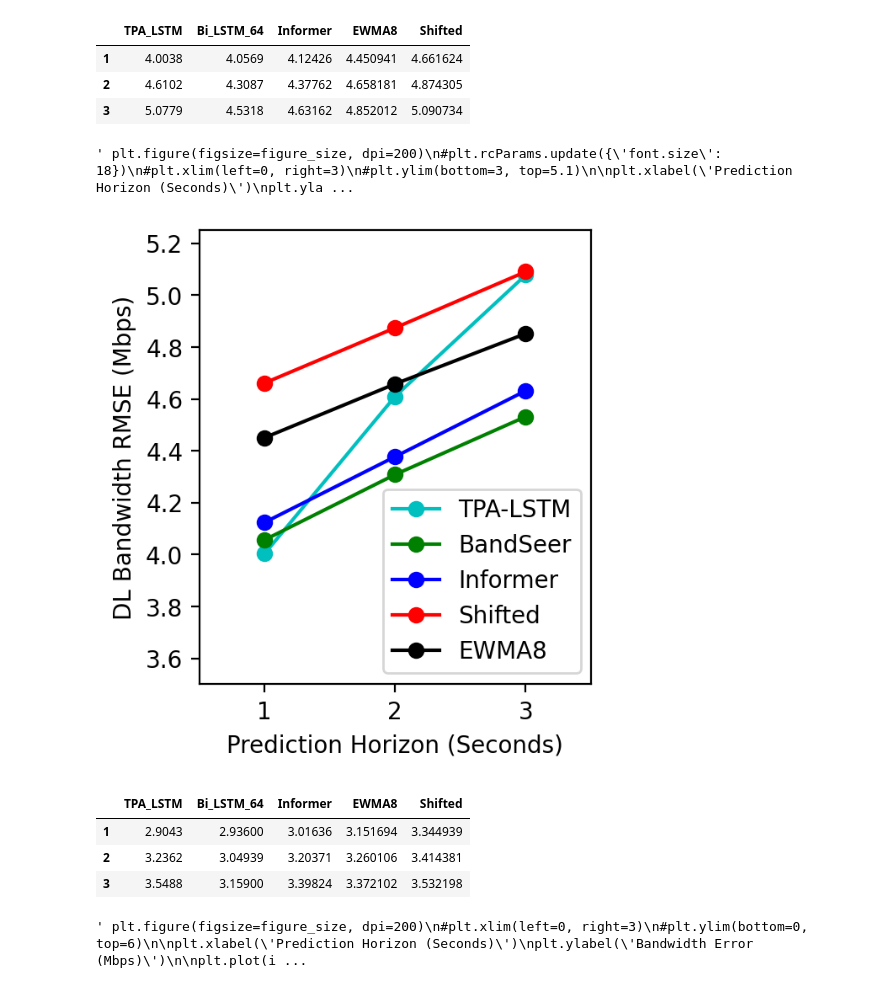
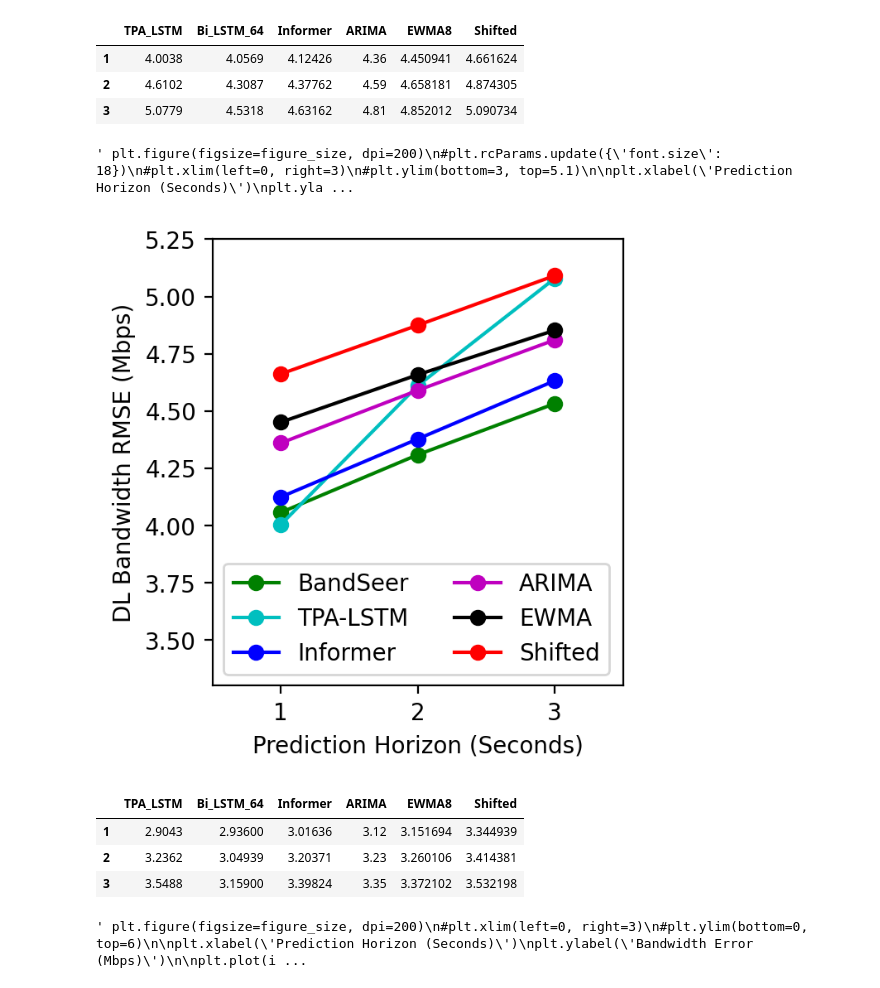
Before and after one commit to birkandenizer/Informer2020, a Jupyter notebook: create-plots.ipynb, the cells around one changed output. Saved outputs shown, nothing was run; the diff lists cells and outputs as text; code cells hidden in the pictures.

```diff
--- a/create-plots.ipynb
+++ b/create-plots.ipynb
@@ -1,16 +1,22 @@
 # %%
 import numpy as np
 import pandas as pd
+import matplotlib
 import matplotlib.pyplot as plt
+
+plt.rcParams['pdf.fonttype'] = 42
+plt.rcParams['ps.fonttype'] = 42
 # %%
-figure_size = (3, 3.5)
+figure_size = (3.2, 3.5)
 paper_title = 'BandSeer'
 # %%
 # NYU-METS-M15-Standard
 TPA_LSTM_rmse = [4.0038, 4.6102, 5.0779]
 Bi_LSTM_64_rmse = [4.0569, 4.3087, 4.5318]
+#Bi_LSTM_64_rmse_04_17 = [4.076351643, 4.302695274, 4.507754326]
 Bi_LSTM_64_std = [4.05, 4.297, 4.525]
 Informer_rmse = [4.12426, 4.37762, 4.63162]
+ARIMA_rmse = [4.36, 4.59, 4.81]
 EWMA8_rmse = [4.450941296, 4.658181359, 4.852012059]
 Shifted_rmse = [4.661624432, 4.874304771, 5.090734005]
 
@@ -19,16 +25,17 @@ df_rmse = pd.DataFrame(
     {'TPA_LSTM': TPA_LSTM_rmse,
      'Bi_LSTM_64': Bi_LSTM_64_rmse,
      'Informer': Informer_rmse,
+     'ARIMA': ARIMA_rmse,
      'EWMA8': EWMA8_rmse,
      'Shifted': Shifted_rmse,
      })
 df_rmse = df_rmse.set_index([pd.Index(index)])
 df_rmse
 # %% [output]
-|  | TPA_LSTM | Bi_LSTM_64 | Informer | EWMA8 | Shifted |
-| 1 | 4.0038 | 4.0569 | 4.12426 | 4.450941 | 4.661624 |
-| 2 | 4.6102 | 4.3087 | 4.37762 | 4.658181 | 4.874305 |
-| 3 | 5.0779 | 4.5318 | 4.63162 | 4.852012 | 5.090734 |
+|  | TPA_LSTM | Bi_LSTM_64 | Informer | ARIMA | EWMA8 | Shifted |
+| 1 | 4.0038 | 4.0569 | 4.12426 | 4.36 | 4.450941 | 4.661624 |
+| 2 | 4.6102 | 4.3087 | 4.37762 | 4.59 | 4.658181 | 4.874305 |
+| 3 | 5.0779 | 4.5318 | 4.63162 | 4.81 | 4.852012 | 5.090734 |
 # %%
 """ plt.figure(figsize=figure_size, dpi=200)
 #plt.rcParams.update({'font.size': 18})
@@ -55,45 +62,46 @@ fig, ax1 = plt.subplots(figsize=figure_size, dpi=200)
 ax1.set_xlabel('Prediction Horizon (Seconds)')
 ax1.set_ylabel('DL Bandwidth RMSE (Mbps)')
 ax1.set_xlim(left=0.5, right=3.5)
-ax1.set_ylim(bottom=3.5, top=5.25)
+ax1.set_ylim(bottom=3.3, top=5.25)
 
 # These are in unitless percentages of the figure size. (0,0 is bottom left)
 #left, bottom, width, height = [0.48, 0.18, 0.4, 0.27]
 #ax2 = fig.add_axes([left, bottom, width, height])
 #ax2.set_xlim(left=0, right=6)
 #ax2.set_ylim(bottom=5, top=22)
 
-
+ax1.plot(index, df_rmse['Bi_LSTM_64'], "-o", color="g", label=paper_title)
 ax1.plot(index, df_rmse['TPA_LSTM'], "-o", color="c", label="TPA-LSTM")
-ax1.plot(index, df_rmse['Bi_LSTM_64'], "-o", color="g", label=paper_title)
 ###########ax1.fill_between(range(len(index)),df_rmse['Bi_LSTM_64']-stds,means+stds,alpha=.1)
 ax1.plot(index, df_rmse['Informer'] , "-o", color="b", label="Informer")
+ax1.plot(index, df_rmse['ARIMA'] , "-o", color="m", label="ARIMA")
+ax1.plot(index, df_rmse['EWMA8'] , "-o", color="k", label="EWMA")
 ax1.plot(index, df_rmse['Shifted'] , "-o", color="r", label="Shifted")
-ax1.plot(index, df_rmse['EWMA8'] , "-o", color="k", label="EWMA8")
-ax1.legend(loc='lower left', bbox_to_anchor=(0.44, 0))
+ax1.legend(loc='lower left', ncol=2, bbox_to_anchor=(0, 0))
 #ax1.legend(loc='upper left', fontsize=18, bbox_to_anchor=(0.50, 1.03), bbox_transform=fig.transFigure, frameon=False)
 
 """ scope_s = 0
 scope_e = 3
 ax2.plot(index[scope_s:scope_e], df_rmse['TPA_LSTM'][scope_s:scope_e], "-o", color="c", label="TPA-LSTM")
 ax2.plot(index[scope_s:scope_e], df_rmse['Bi_LSTM_64'][scope_s:scope_e], "-o", color="g", label="Bi-LSTM")
 ax2.plot(index[scope_s:scope_e], df_rmse['BandFormer_s'][scope_s:scope_e] , "-o", color="b", label="BandFormer_s")
 #ax2.plot(index[scope_s:scope_e], df_rmse['BandFormer_m'][scope_s:scope_e] , "-o", color="m", label="BandFormer_m")
 ax2.plot(index[scope_s:scope_e], df_rmse['Shifted'][scope_s:scope_e] , "-o", color="r", label="Shifted")
 ax2.plot(index[scope_s:scope_e], df_rmse['EWMA8'][scope_s:scope_e] , "-o", color="k", label="EWMA8") """
 
 plt.show()
 #plt.savefig(f'plots/{DATA}-{scope4_s}-{scope4_e}.pdf', bbox_inches='tight')
 #fig.savefig(f'plots/BerlinV2X-64-{scope4_s}-{scope4_e}.pdf', bbox_inches='tight')
 fig.savefig(f'plots/NYU-METS-comparison-RMSE.pdf', bbox_inches='tight')
 #fig.savefig(f'plots/NYU-METS-comparison-RMSE.png', bbox_inches='tight')
 # %% [output]
-[figure, old version]
+[figure, new version]
 # %%
 # NYU-METS-M15-Standard
 TPA_LSTM_mae = [2.9043, 3.2362, 3.5488]
 Bi_LSTM_64_mae = [2.936, 3.04939, 3.159]
 Informer_mae = [3.01636, 3.20371, 3.39824]
+ARIMA_mae = [3.12, 3.23, 3.35]
 EWMA8_mae = [3.151693978, 3.260105822, 3.372102351]
 Shifted_mae = [3.34493947, 3.41438055, 3.532197952]
 
@@ -102,16 +110,17 @@ df_mae = pd.DataFrame(
     {'TPA_LSTM': TPA_LSTM_mae,
      'Bi_LSTM_64': Bi_LSTM_64_mae,
      'Informer': Informer_mae,
+     'ARIMA': ARIMA_mae,
      'EWMA8': EWMA8_mae,
      'Shifted': Shifted_mae,
      })
 df_mae = df_mae.set_index([pd.Index(index)])
 df_mae
 # %% [output]
-|  | TPA_LSTM | Bi_LSTM_64 | Informer | EWMA8 | Shifted |
-| 1 | 2.9043 | 2.93600 | 3.01636 | 3.151694 | 3.344939 |
-| 2 | 3.2362 | 3.04939 | 3.20371 | 3.260106 | 3.414381 |
-| 3 | 3.5488 | 3.15900 | 3.39824 | 3.372102 | 3.532198 |
+|  | TPA_LSTM | Bi_LSTM_64 | Informer | ARIMA | EWMA8 | Shifted |
+| 1 | 2.9043 | 2.93600 | 3.01636 | 3.12 | 3.151694 | 3.344939 |
+| 2 | 3.2362 | 3.04939 | 3.20371 | 3.23 | 3.260106 | 3.414381 |
+| 3 | 3.5488 | 3.15900 | 3.39824 | 3.35 | 3.372102 | 3.532198 |
 # %%
 """ plt.figure(figsize=figure_size, dpi=200)
 #plt.xlim(left=0, right=3)
```
Also changed, not shown: parts of 10 cells of this notebook, 10 other files.
